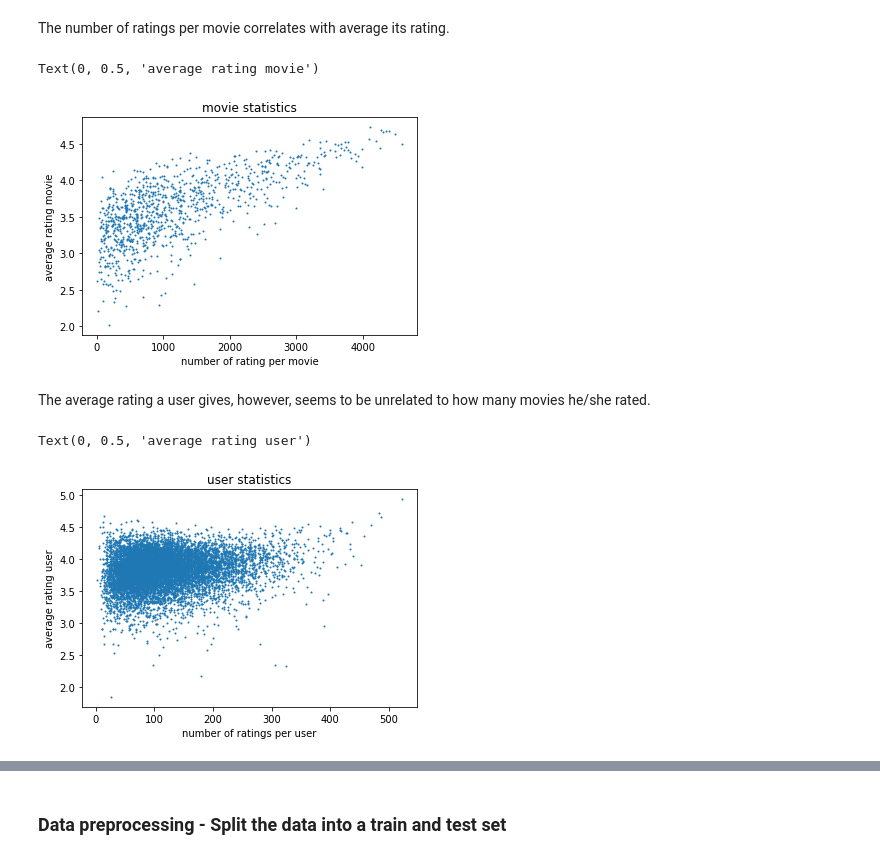
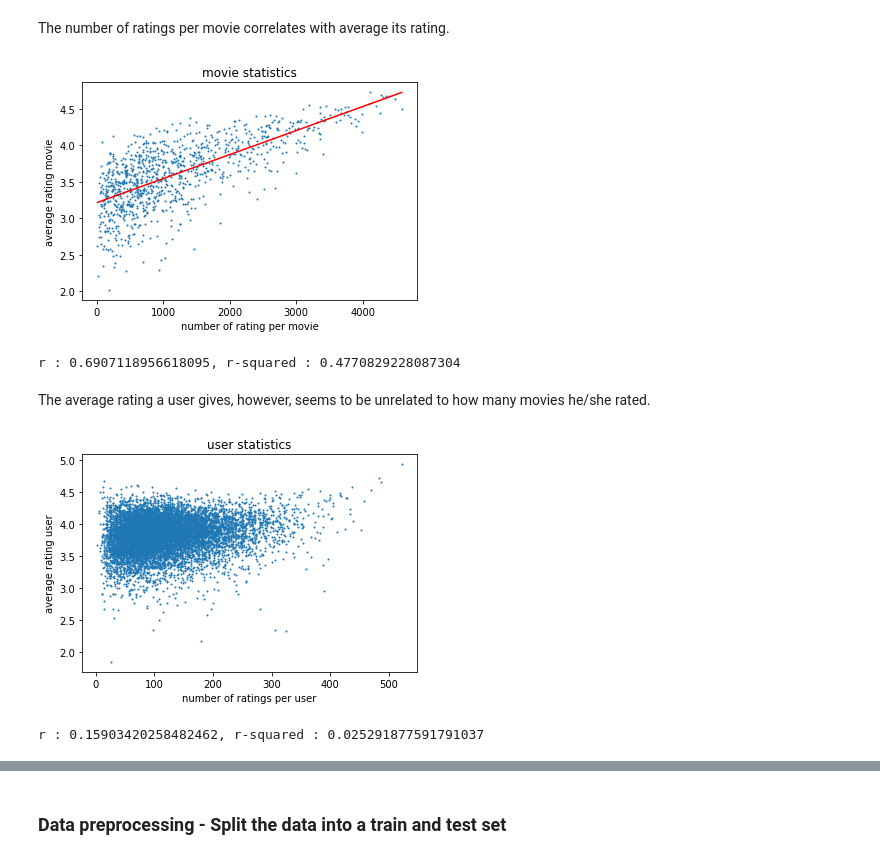
Before and after one commit to Anne-Aimee/recommender_system, a Jupyter notebook: src/main.ipynb, the cells around one changed output, grey strips where cells are left out. Drawn from its saved outputs; the diff is of its cells as text; code cells hidden in the pictures.

```diff
--- a/src/main.ipynb
+++ b/src/main.ipynb
@@ -58,30 +59,26 @@ The number of ratings per movie correlates with average its rating.
 # %%
 sum_ratings_movie = np.squeeze(np.asarray(ratings.sum(1)))    # sum of the nonzero elements, for each row
 count_ratings_movie = np.diff(ratings.tocsr().indptr)         # count of the nonzero elements, for each row
 average_movie_ratings = sum_ratings_movie/count_ratings_movie
 
-"""
-from scipy import stats
+plt.scatter(count_ratings_movie,average_movie_ratings,s=1)
 
->>> x = np.random.random(10)
->>> y = np.random.random(10)
->>> slope, intercept, r_value, p_value, std_err = stats.linregress(x,y)
-
-# To get coefficient of determination (r_squared)
->>>
-
->>> print "r-squared:", r_value**2
-r-squared: 0.15286643777
-"""
-
-
-plt.scatter(count_ratings_movie,average_movie_ratings,s=1)
 plt.title("movie statistics")
 plt.xlabel("number of rating per movie")
 plt.ylabel("average rating movie")
+
+# To fit linear regression
+slope, intercept, r_value, p_value, std_err = scipy.stats.linregress(count_ratings_movie,average_movie_ratings)
+
+min_count = min(count_ratings_movie)
+max_count = max(count_ratings_movie)
+plt.plot((min_count,max_count), (min_count*slope + intercept,max_count*slope + intercept),'r')
+plt.show()
+
+print("r : {}, r-squared : {}".format(r_value, r_value**2))
 # %% [output]
+[figure, new version]
-Text(0, 0.5, 'average rating movie')
+r : 0.6907118956618095, r-squared : 0.4770829228087304
-[figure, old version]
 # %% [markdown]
 The average rating a user gives, however, seems to be unrelated to how many movies he/she rated.
 # %%
@@ -93,6 +90,10 @@ plt.scatter(count_ratings_user,average_ratings_user,s=1)
 plt.title("user statistics")
 plt.xlabel("number of ratings per user")
 plt.ylabel("average rating user")
+plt.show()
+# fit linear regression
+slope, intercept, r_value, p_value, std_err = scipy.stats.linregress(count_ratings_user,average_ratings_user)
+print("r : {}, r-squared : {}".format(r_value, r_value**2))
 # %% [output]
+[figure]
-Text(0, 0.5, 'average rating user')
+r : 0.15903420258482462, r-squared : 0.025291877591791037
-[figure]
```
Also changed, not shown: parts of 10 cells of this notebook.
